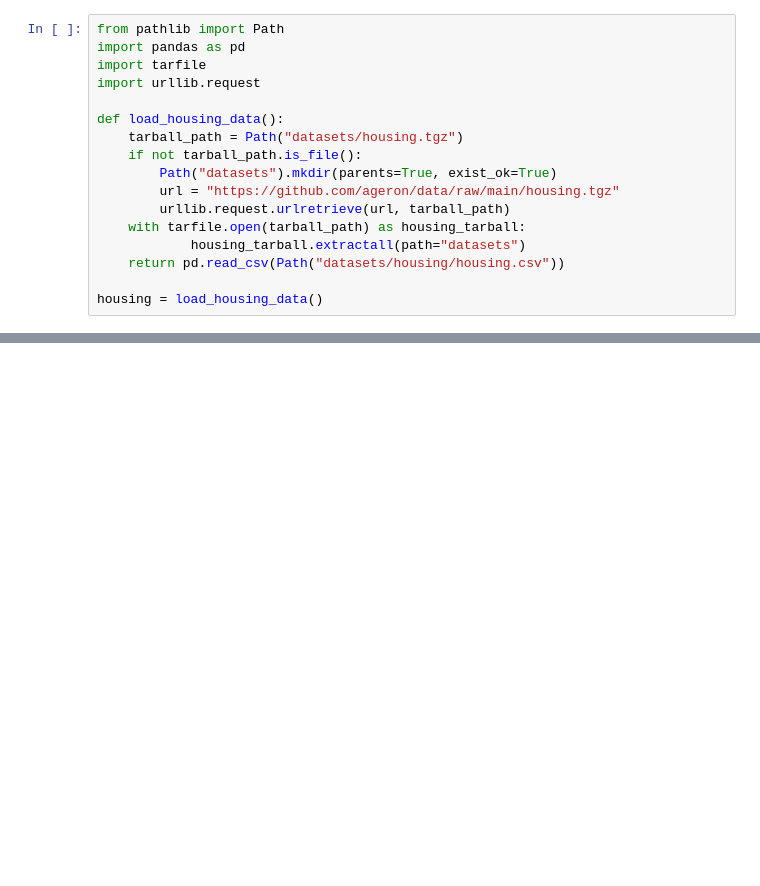
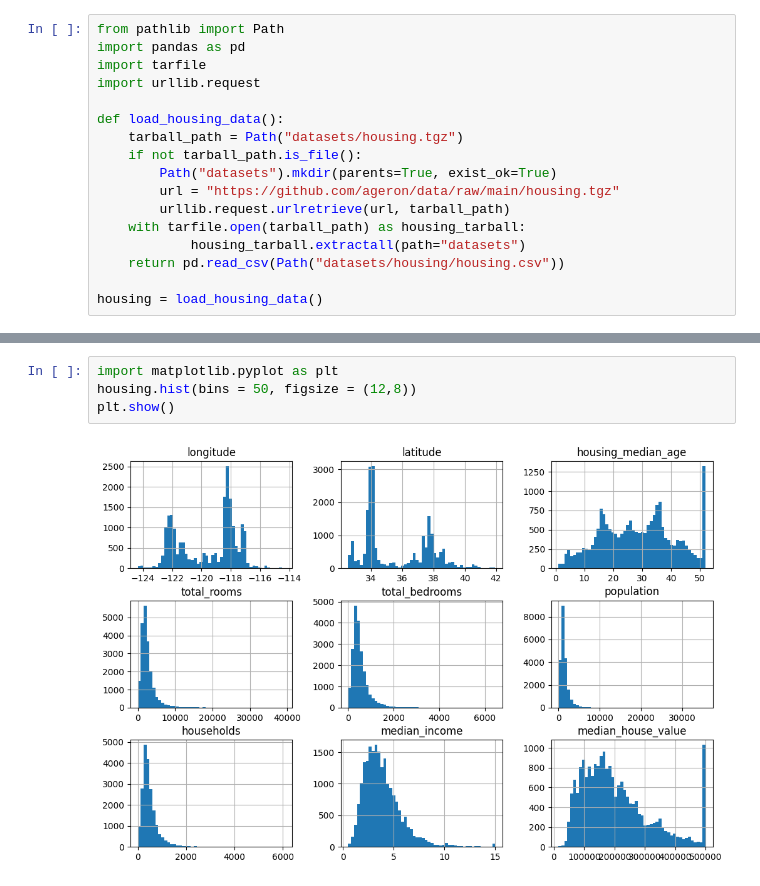
Before and after one commit to proutkarsh3104/Machine-learning-book, a Jupyter notebook: chapter_2.ipynb, the cells around one changed output, grey strips where cells are left out. Drawn from its saved outputs; the diff is of its cells as text; blank space fills up the shorter version.

```diff
--- a/chapter_2.ipynb
+++ b/chapter_2.ipynb
@@ -26,0 +69,6 @@ housing.head()
+# %%
+import matplotlib.pyplot as plt
+housing.hist(bins = 50, figsize = (12,8))
+plt.show()
+# %% [output]
+[figure, added]
```
Also changed, not shown: parts of 6 cells of this notebook.
